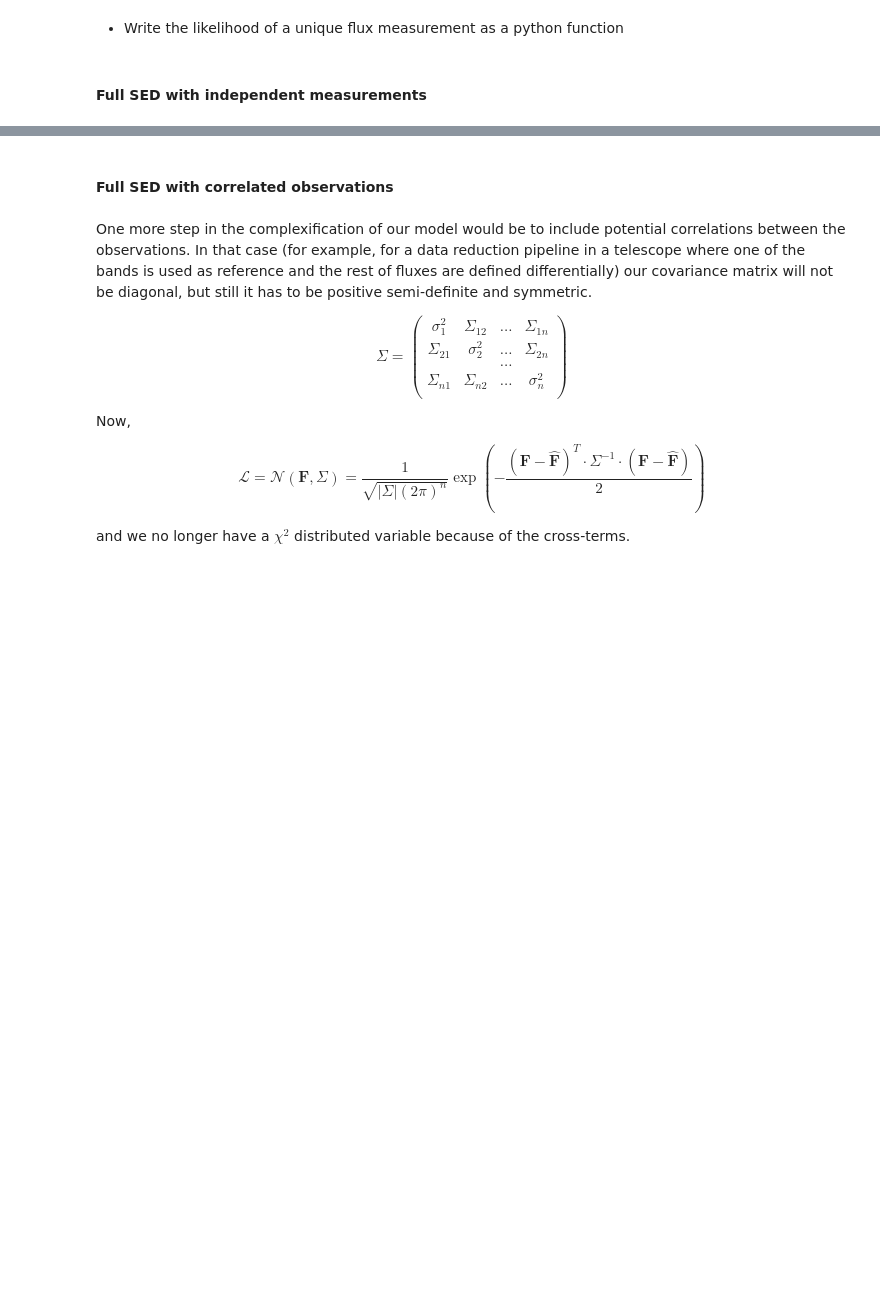
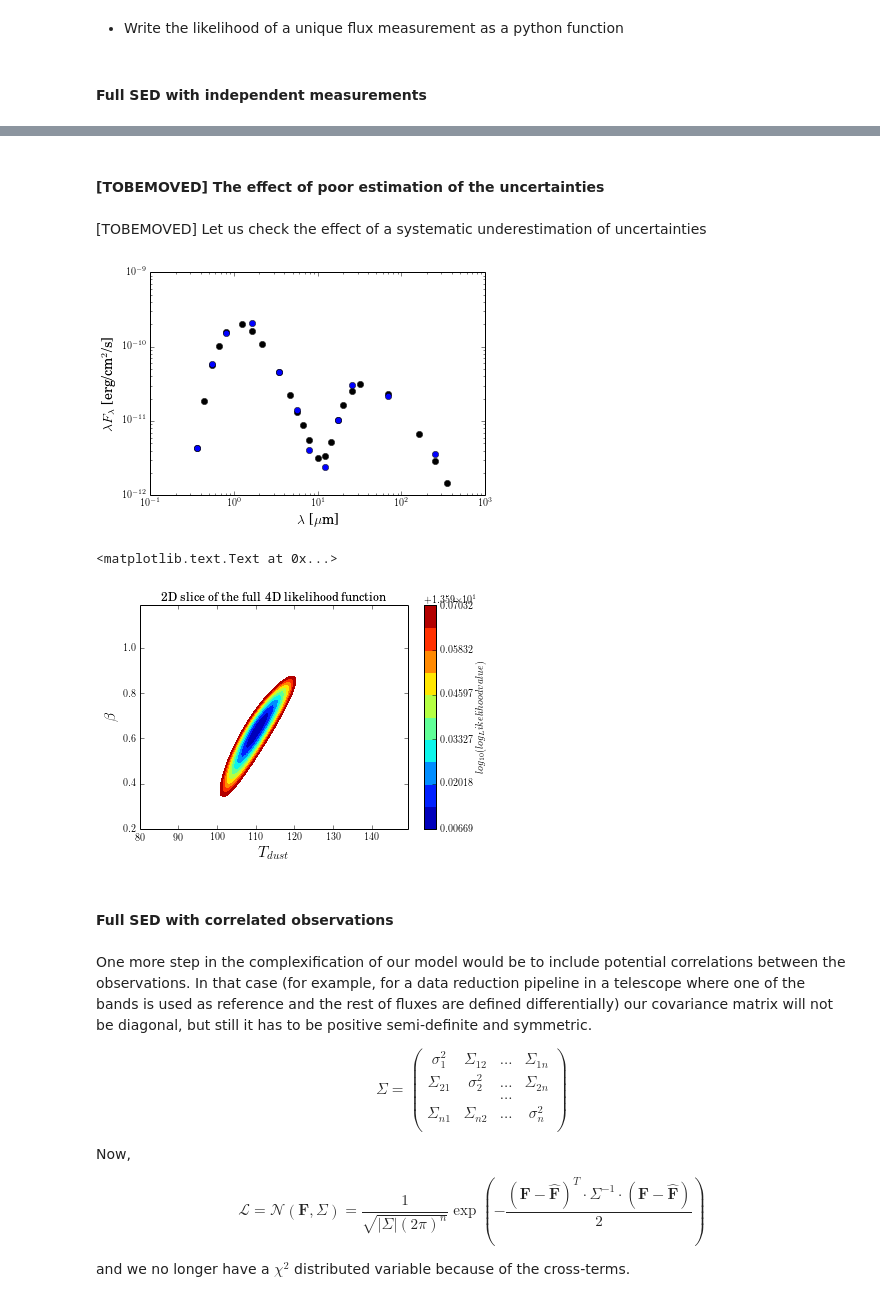
Before and after one commit to luis-sarro/ESAC-Astrostatistics-School-, a Jupyter notebook: ESAC School - Day 1 - Model Fitting.ipynb, the cells around one changed output, grey strips where cells are left out. Drawn from its saved outputs; the diff is of its cells as text; code cells hidden in the pictures; blank space fills up the shorter version.

```diff
--- a/ESAC School - Day 1 - Model Fitting.ipynb
+++ b/ESAC School - Day 1 - Model Fitting.ipynb
@@ -281,3 +408,64 @@ $$\ln\mathcal{L}\propto -\chi^2$$
+# %% [markdown]
+#### [TOBEMOVED] The effect of poor estimation of the uncertainties
+# %% [markdown]
+[TOBEMOVED] Let us check the effect of a systematic underestimation of uncertainties
+# %%
+#[TOBEMOVED]
+
+scalar_uncert = 1.0e-7
+yso_obs2 = yso_obs[0:23:2]
+#yso_obs2 = yso_obs
+lmb2 = lmb[0:23:2]
+#lmb2 = lmb
+
+plt.plot(lmb,synthetic_sed,'ok')
+plt.plot(lmb2,yso_obs2,'ok',color='b')
+plt.xscale('log')
+plt.yscale('log')
+plt.xlabel(r'$\lambda$ [$\mu$m]',fontsize = 14)
+plt.ylabel(r'$\lambda F_{\lambda}$ [erg/cm$^{2}$/s]',fontsize = 14)
+plt.ylim(1e-12,)
+plt.show()
+
+grid_size = 100
+nvals2 = range(grid_size)
+min_teff_dust = 80.
+max_teff_dust = 150.
+delta_teff_dust = (max_teff_dust-min_teff_dust)/float(grid_size)
+min_beta = 0.2
+max_beta = 1.2
+delta_beta = (max_beta-min_beta)/grid_size
+teff_dust_grid =[min_teff_dust+(float(x)*delta_teff_dust) for x in nvals2]
+beta_dust_grid = [min_beta+(float(x)*delta_beta) for x in nvals2]
+params_grid = np.meshgrid(teff_dust_grid,beta_dust_grid)
+
+grid_log_likelihoods = np.zeros(shape=(grid_size,grid_size))
+
+
+for idx1 in nvals2:
+    for idx2 in nvals2:
+        theta = [teff_star,teff_dust_grid[idx2],beta_dust_grid[idx1],f*1.05]
+        grid_log_likelihoods[idx1,idx2] = log_likelihood(theta,lmb2,yso_obs2,yso_obs2*scalar_uncert)
+
+min = grid_log_likelihoods.min()
+max = grid_log_likelihoods.max()
+per_10 = (max-min)/1000.0
+levels = ([min+float(i)*per_10/10 for i in range(11)])
+
+pl = plt.contourf(params_grid[0],params_grid[1],np.log10(grid_log_likelihoods),levels=np.log10(levels))
+
+cbar = plt.colorbar(pl)
+cbar.ax.set_ylabel(r'$log_{10}(log_Likelihood value)$')
+# Add the contour line levels to the colorbar
+plt.rc('text', usetex=True)
+plt.rc('font', family='serif')
+plt.title('2D slice of the full 4D likelihood function')
+plt.xlabel(r'$T_{dust}$',fontsize=16)
+plt.ylabel(r'$\beta$',fontsize=16)
+# %% [output]
+[figure, added]
+<matplotlib.text.Text at 0x...>
+[figure, added]
 # %% [markdown]
 #### Full SED with correlated observations
 # %% [markdown]
```
Also changed, not shown: parts of 21 cells of this notebook, 1 other file.
